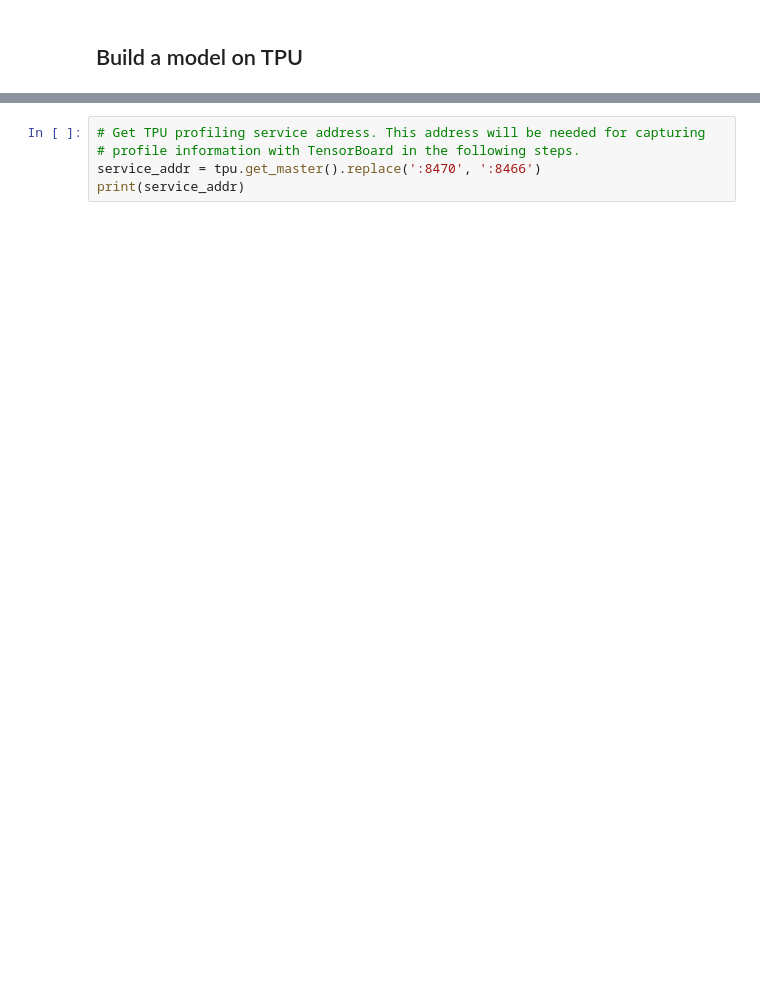
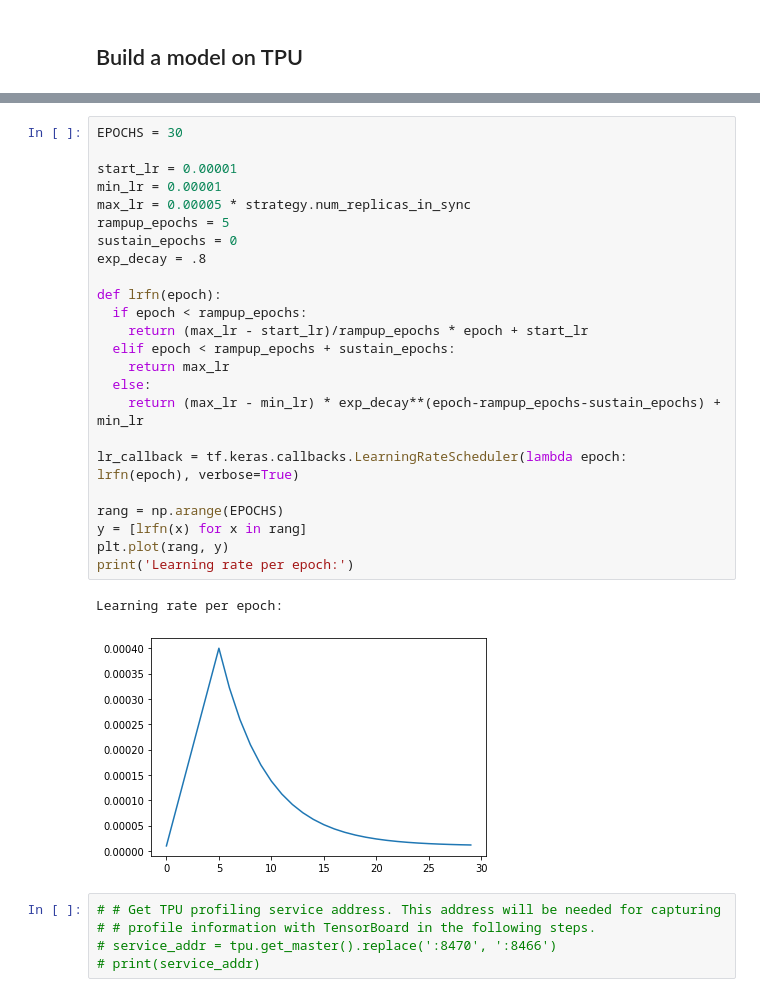
Before and after one commit to Gladiator07/GPU-vs-TPU, a Jupyter notebook: tpu_tf/tpu_tf.ipynb, the cells around one changed output, grey strips where cells are left out. Drawn from its saved outputs; the diff is of its cells as text; blank space fills up the shorter version.

```diff
--- a/tpu_tf/tpu_tf.ipynb
+++ b/tpu_tf/tpu_tf.ipynb
@@ -325,7 +375,34 @@ model.summary()
+# %%
+EPOCHS = 30
+
+start_lr = 0.00001
+min_lr = 0.00001
+max_lr = 0.00005 * strategy.num_replicas_in_sync
+rampup_epochs = 5
+sustain_epochs = 0
+exp_decay = .8
+
+def lrfn(epoch):
+  if epoch < rampup_epochs:
+    return (max_lr - start_lr)/rampup_epochs * epoch + start_lr
+  elif epoch < rampup_epochs + sustain_epochs:
+    return max_lr
+  else:
+    return (max_lr - min_lr) * exp_decay**(epoch-rampup_epochs-sustain_epochs) + min_lr
+
+lr_callback = tf.keras.callbacks.LearningRateScheduler(lambda epoch: lrfn(epoch), verbose=True)
+
+rang = np.arange(EPOCHS)
+y = [lrfn(x) for x in rang]
+plt.plot(rang, y)
+print('Learning rate per epoch:')
+# %% [output]
+Learning rate per epoch:
+[figure, added]
 # %%
-# Get TPU profiling service address. This address will be needed for capturing
-# profile information with TensorBoard in the following steps.
-service_addr = tpu.get_master().replace(':8470', ':8466')
-print(service_addr)
+# # Get TPU profiling service address. This address will be needed for capturing
+# # profile information with TensorBoard in the following steps.
+# service_addr = tpu.get_master().replace(':8470', ':8466')
+# print(service_addr)
 # %%
 history = model.fit(get_training_dataset(), steps_per_epoch=STEPS_PER_EPOCH, epochs=EPOCHS,
```
Also changed, not shown: parts of 6 cells of this notebook.
